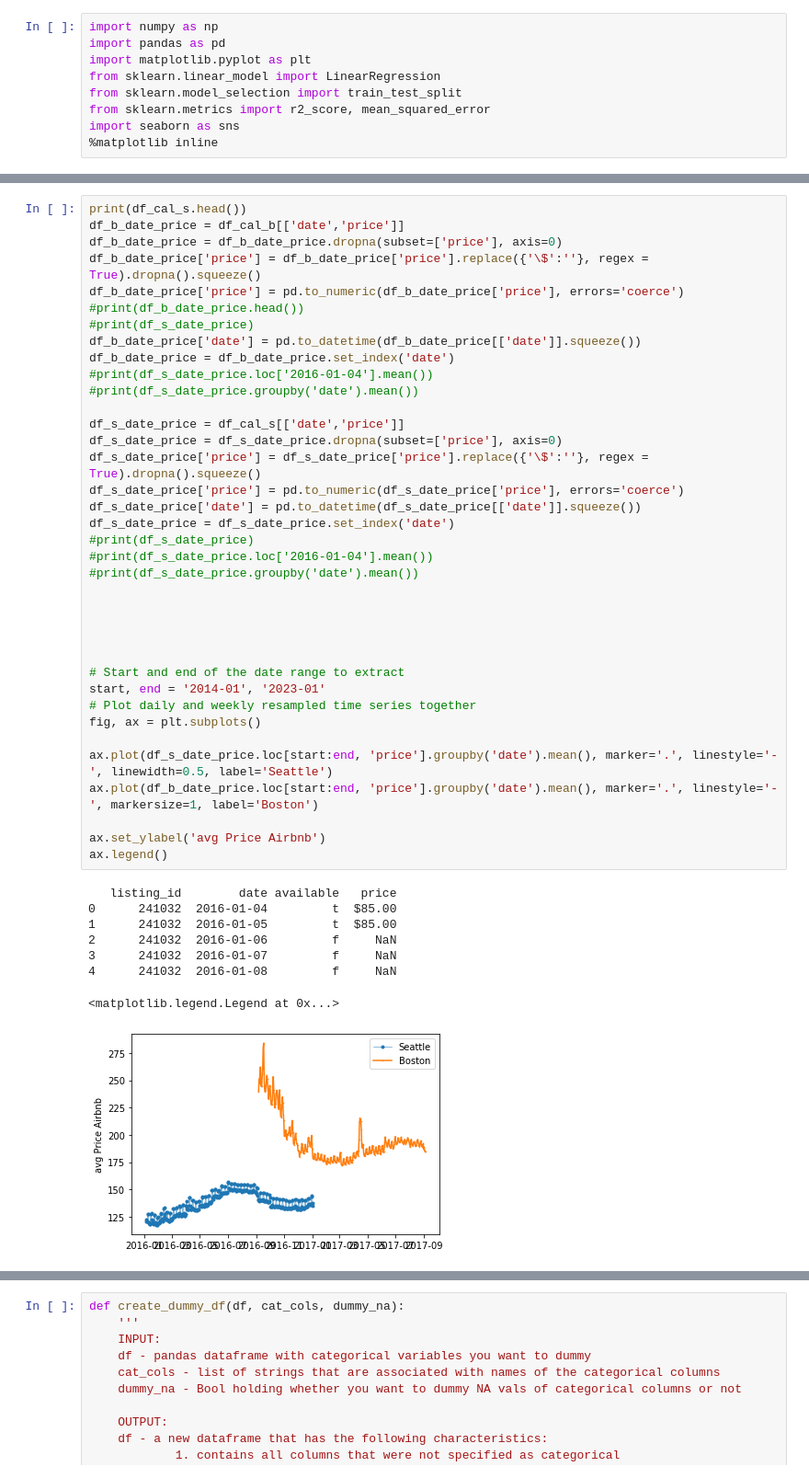
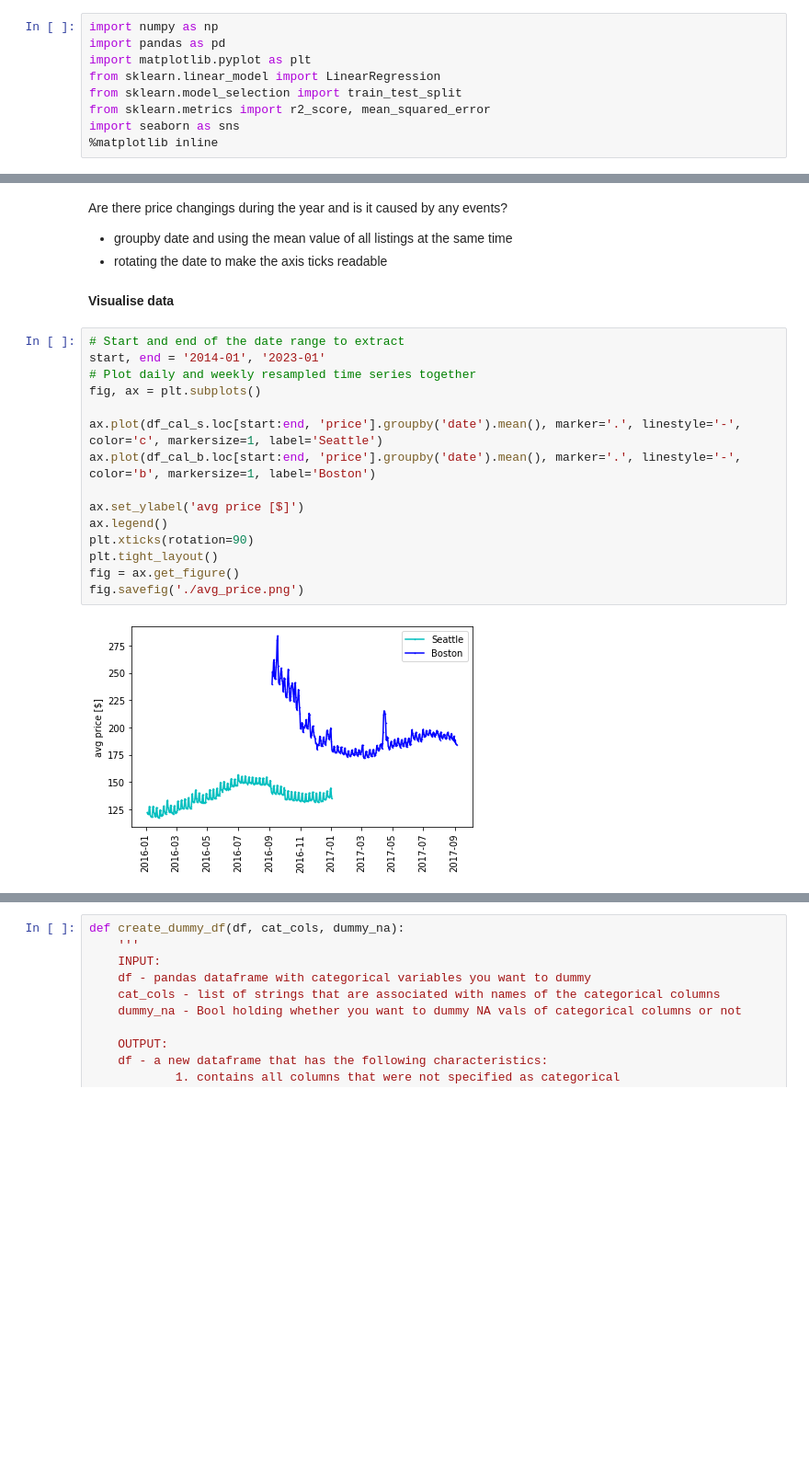
Before and after one commit to mx-hsl/data_science_airbnb, a Jupyter notebook: analysis.ipynb, the cells around one changed output, grey strips where cells are left out. Shown: that part at 92% size. Cells and saved outputs as stored; diff of their text form; blank space fills up the shorter version.

```diff
--- a/analysis.ipynb
+++ b/analysis.ipynb
@@ -45,46 +108,23 @@ Name: price, dtype: float64
+# %% [markdown]
+Are there price changings during the year and is it caused by any events?
+- groupby date and using the mean value of all listings at the same time
+- rotating the date to make the axis ticks readable
+# %% [markdown]
+**Visualise data**
 # %%
-print(df_cal_s.head())
-df_b_date_price = df_cal_b[['date','price']]
-df_b_date_price = df_b_date_price.dropna(subset=['price'], axis=0)
-df_b_date_price['price'] = df_b_date_price['price'].replace({'\$':''}, regex = True).dropna().squeeze()
-df_b_date_price['price'] = pd.to_numeric(df_b_date_price['price'], errors='coerce')
-#print(df_b_date_price.head())
-#print(df_s_date_price)
-df_b_date_price['date'] = pd.to_datetime(df_b_date_price[['date']].squeeze())
-df_b_date_price = df_b_date_price.set_index('date')
-#print(df_s_date_price.loc['2016-01-04'].mean())
-#print(df_s_date_price.groupby('date').mean())
-
-df_s_date_price = df_cal_s[['date','price']]
-df_s_date_price = df_s_date_price.dropna(subset=['price'], axis=0)
-df_s_date_price['price'] = df_s_date_price['price'].replace({'\$':''}, regex = True).dropna().squeeze()
-df_s_date_price['price'] = pd.to_numeric(df_s_date_price['price'], errors='coerce')
-df_s_date_price['date'] = pd.to_datetime(df_s_date_price[['date']].squeeze())
-df_s_date_price = df_s_date_price.set_index('date')
-#print(df_s_date_price)
-#print(df_s_date_price.loc['2016-01-04'].mean())
-#print(df_s_date_price.groupby('date').mean())
-
-
-
-
-
 # Start and end of the date range to extract
 start, end = '2014-01', '2023-01'
 # Plot daily and weekly resampled time series together
 fig, ax = plt.subplots()
 
-ax.plot(df_s_date_price.loc[start:end, 'price'].groupby('date').mean(), marker='.', linestyle='-', linewidth=0.5, label='Seattle')
-ax.plot(df_b_date_price.loc[start:end, 'price'].groupby('date').mean(), marker='.', linestyle='-', markersize=1, label='Boston')
+ax.plot(df_cal_s.loc[start:end, 'price'].groupby('date').mean(), marker='.', linestyle='-', color='c', markersize=1, label='Seattle')
+ax.plot(df_cal_b.loc[start:end, 'price'].groupby('date').mean(), marker='.', linestyle='-', color='b', markersize=1, label='Boston')
 
-ax.set_ylabel('avg Price Airbnb')
+ax.set_ylabel('avg price [$]')
 ax.legend()
+plt.xticks(rotation=90)
+plt.tight_layout()
+fig = ax.get_figure()
+fig.savefig('./avg_price.png')
 # %% [output]
-   listing_id        date available   price
-0      241032  2016-01-04         t  $85.00
-1      241032  2016-01-05         t  $85.00
-2      241032  2016-01-06         f     NaN
-3      241032  2016-01-07         f     NaN
-4      241032  2016-01-08         f     NaN
-<matplotlib.legend.Legend at 0x...>
-[figure, old version]
+[figure, new version]
```
Also changed, not shown: parts of 23 cells of this notebook.
